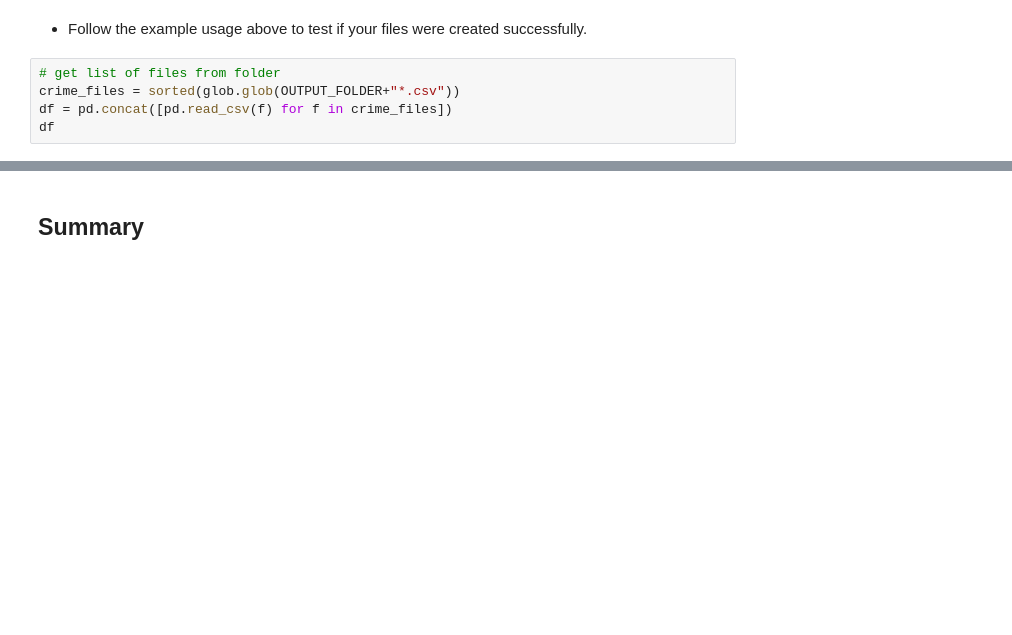
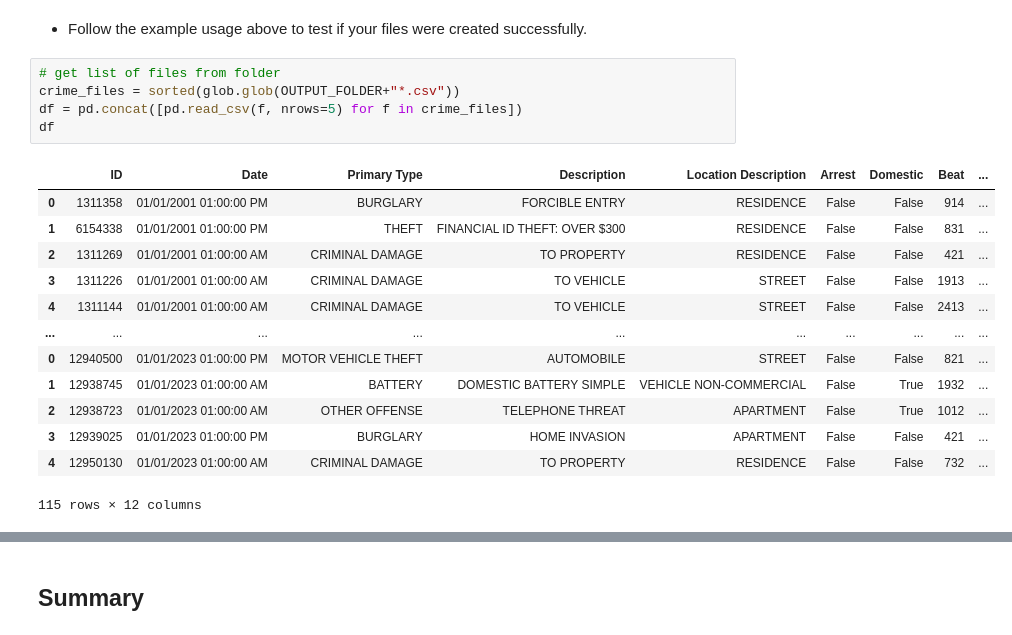
Before and after one commit to coding-dojo-data-science/preparing-chicago-crime-data, a Jupyter notebook: Workflow - Prep Chicago Crime Data.ipynb, the cells around one changed output, grey strips where cells are left out. Drawn from its saved outputs; the diff is of its cells as text; blank space fills up the shorter version.

```diff
--- a/Workflow - Prep Chicago Crime Data.ipynb
+++ b/Workflow - Prep Chicago Crime Data.ipynb
@@ -174,8 +299,22 @@ with open(f"{OUTPUT_FOLDER}README.txt",'w') as f:
 # %%
 # get list of files from folder
 crime_files = sorted(glob.glob(OUTPUT_FOLDER+"*.csv"))
-df = pd.concat([pd.read_csv(f) for f in crime_files])
+df = pd.concat([pd.read_csv(f, nrows=5) for f in crime_files])
 df
+# %% [output]
+|  | ID | Date | Primary Type | Description | Location Description | Arrest | Domestic | Beat | ... |
+| 0 | 1311358 | 01/01/2001 01:00:00 PM | BURGLARY | FORCIBLE ENTRY | RESIDENCE | False | False | 914 | ... |
+| 1 | 6154338 | 01/01/2001 01:00:00 PM | THEFT | FINANCIAL ID THEFT: OVER $300 | RESIDENCE | False | False | 831 | ... |
+| 2 | 1311269 | 01/01/2001 01:00:00 AM | CRIMINAL DAMAGE | TO PROPERTY | RESIDENCE | False | False | 421 | ... |
+| 3 | 1311226 | 01/01/2001 01:00:00 AM | CRIMINAL DAMAGE | TO VEHICLE | STREET | False | False | 1913 | ... |
+| 4 | 1311144 | 01/01/2001 01:00:00 AM | CRIMINAL DAMAGE | TO VEHICLE | STREET | False | False | 2413 | ... |
+| ... | ... | ... | ... | ... | ... | ... | ... | ... | ... |
+| 0 | 12940500 | 01/01/2023 01:00:00 PM | MOTOR VEHICLE THEFT | AUTOMOBILE | STREET | False | False | 821 | ... |
+| 1 | 12938745 | 01/01/2023 01:00:00 AM | BATTERY | DOMESTIC BATTERY SIMPLE | VEHICLE NON-COMMERCIAL | False | True | 1932 | ... |
+| 2 | 12938723 | 01/01/2023 01:00:00 AM | OTHER OFFENSE | TELEPHONE THREAT | APARTMENT | False | True | 1012 | ... |
+| 3 | 12939025 | 01/01/2023 01:00:00 PM | BURGLARY | HOME INVASION | APARTMENT | False | False | 421 | ... |
+| 4 | 12950130 | 01/01/2023 01:00:00 AM | CRIMINAL DAMAGE | TO PROPERTY | RESIDENCE | False | False | 732 | ... |
+115 rows × 12 columns
 # %%
 years = df['Date'].map(lambda x: x.split()[0].split('/')[-1])
 years.value_counts().sort_index()
```
Also changed, not shown: parts of 21 cells of this notebook.
